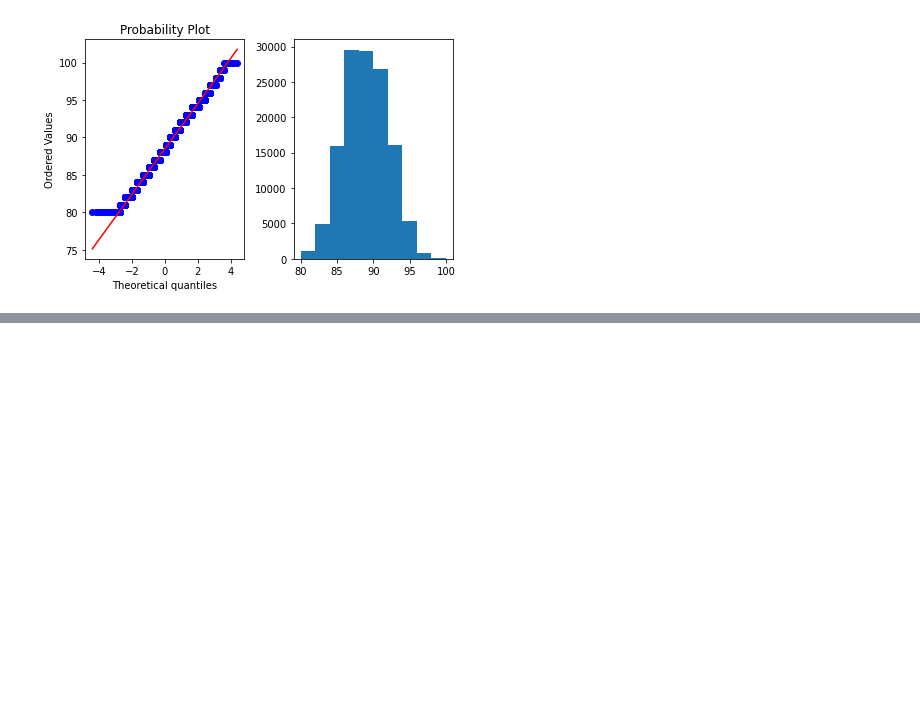
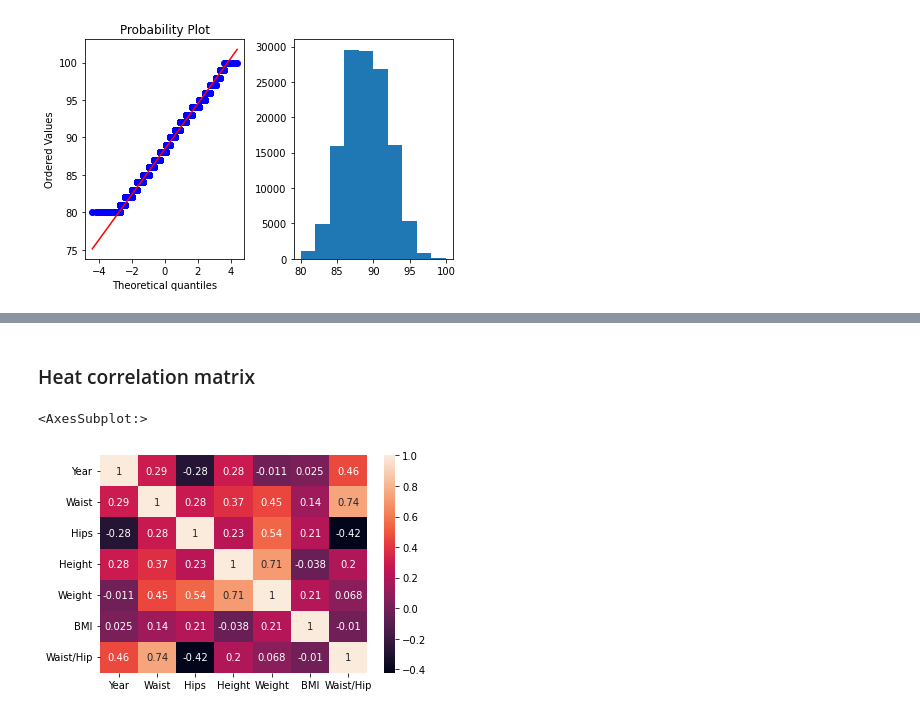
Before and after one commit to AleksejRum/sf_data_science, a Jupyter notebook: Modules/EDA/EDA2_Math_statistics/Mathematical_statistics.ipynb, the cells around one changed output, grey strips where cells are left out. Cells and saved outputs as stored; diff of their text form; code cells hidden in the pictures; blank space fills up the shorter version.

```diff
--- a/Modules/EDA/EDA2_Math_statistics/Mathematical_statistics.ipynb
+++ b/Modules/EDA/EDA2_Math_statistics/Mathematical_statistics.ipynb
@@ -140,0 +180,6 @@ plt.show()
+# %%
+import pandas as pd
+import numpy as np
+
+model_df = pd.read_csv('data/model.csv')
+model_df.head(5)
@@ -140,0 +204,2 @@ plt.show()
+# %% [markdown]
+### Heat correlation matrix
@@ -140,0 +211,8 @@ plt.show()
+# %%
+sns.heatmap(
+    data=model_df.corr(),
+     annot=True
+     )
+# %% [output]
+<AxesSubplot:>
+[figure, added]
```
Also changed, not shown: parts of 26 cells of this notebook, 2 other files.
